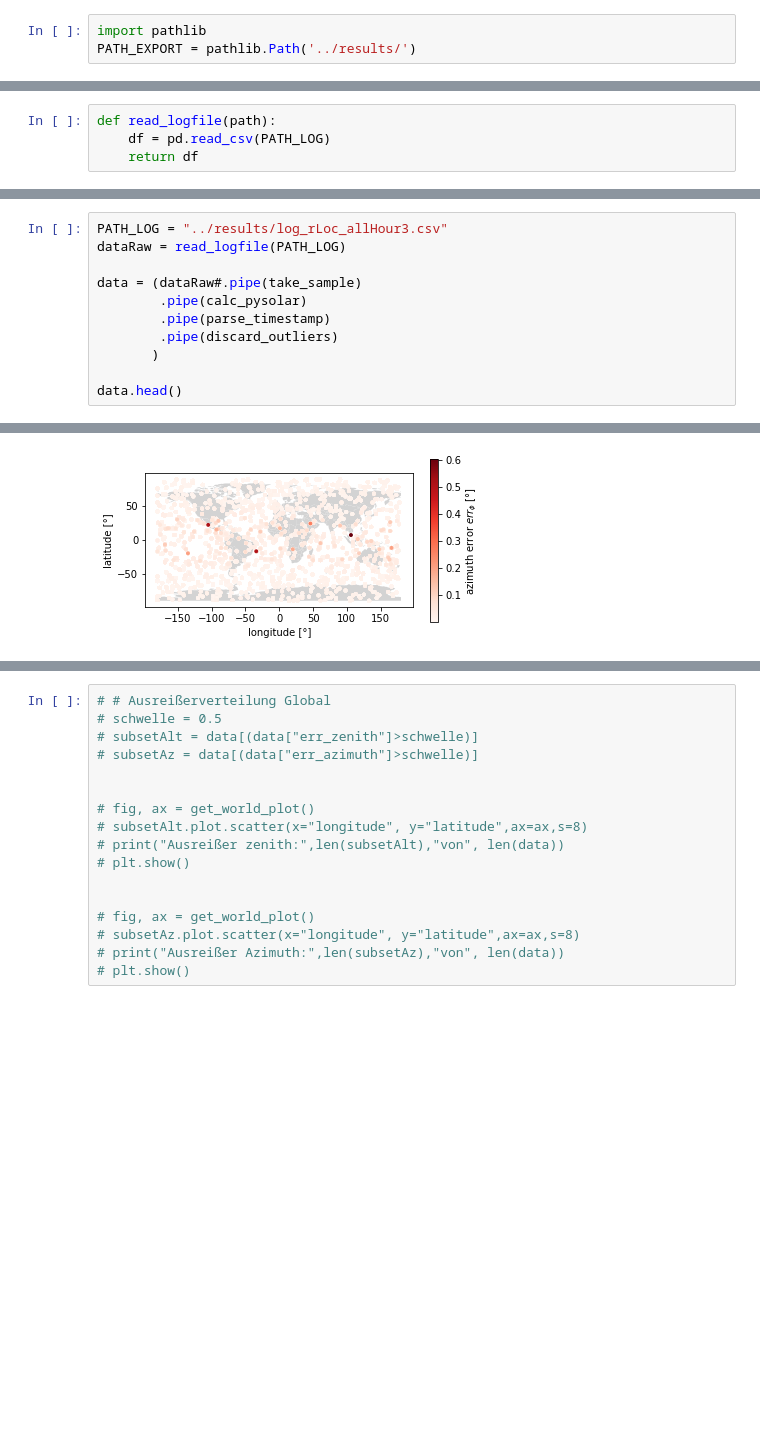
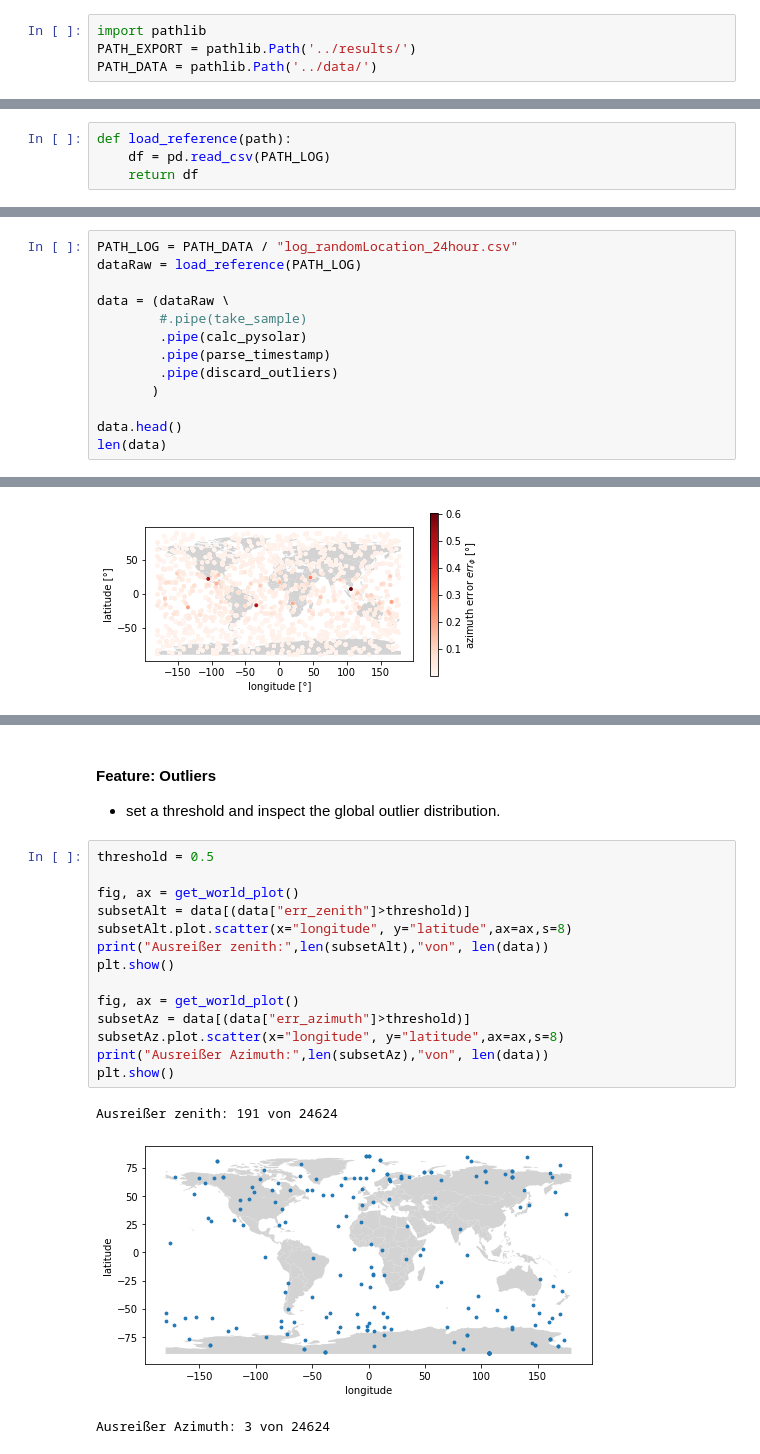
Before and after one commit to kolja-wagner/pysolar-testing, a Jupyter notebook: notebooks/validation.ipynb, the cells around one changed output, grey strips where cells are left out. Cells and saved outputs as stored; diff of their text form; blank space fills up the shorter version.

```diff
--- a/notebooks/validation.ipynb
+++ b/notebooks/validation.ipynb
@@ -8,3 +8,4 @@ import datetime
 # %%
 import pathlib
 PATH_EXPORT = pathlib.Path('../results/')
+PATH_DATA = pathlib.Path('../data/')
@@ -11,5 +21,5 @@ PATH_EXPORT = pathlib.Path('../results/')
 # %%
-def read_logfile(path):
+def load_reference(path):
     df = pd.read_csv(PATH_LOG)
     return df
 # %%
@@ -56,14 +69,16 @@ def discard_outliers(df, threshold=10):
 # %%
-PATH_LOG = "../results/log_rLoc_allHour3.csv"
-dataRaw = read_logfile(PATH_LOG)
+PATH_LOG = PATH_DATA / "log_randomLocation_24hour.csv"
+dataRaw = load_reference(PATH_LOG)
 
-data = (dataRaw#.pipe(take_sample)
+data = (dataRaw \
+        #.pipe(take_sample)
         .pipe(calc_pysolar)
         .pipe(parse_timestamp)
         .pipe(discard_outliers)
        )
 
 data.head()
+len(data)
 # %% [output]
 calc_pysolar:       sucess.
 parse_timestamp:    sucess.
@@ -247,17 +282,21 @@ plt.show()
+# %% [markdown]
+#### Feature: Outliers
+- set a threshold and inspect the global outlier distribution.
 # %%
-# # Ausreißerverteilung Global
-# schwelle = 0.5
-# subsetAlt = data[(data["err_zenith"]>schwelle)]
-# subsetAz = data[(data["err_azimuth"]>schwelle)]
+threshold = 0.5
 
+fig, ax = get_world_plot()
+subsetAlt = data[(data["err_zenith"]>threshold)]
+subsetAlt.plot.scatter(x="longitude", y="latitude",ax=ax,s=8)
+print("Ausreißer zenith:",len(subsetAlt),"von", len(data))
+plt.show()
 
-# fig, ax = get_world_plot()
-# subsetAlt.plot.scatter(x="longitude", y="latitude",ax=ax,s=8)
-# print("Ausreißer zenith:",len(subsetAlt),"von", len(data))
-# plt.show()
-
-
-# fig, ax = get_world_plot()
-# subsetAz.plot.scatter(x="longitude", y="latitude",ax=ax,s=8)
-# print("Ausreißer Azimuth:",len(subsetAz),"von", len(data))
-# plt.show()
+fig, ax = get_world_plot()
+subsetAz = data[(data["err_azimuth"]>threshold)]
+subsetAz.plot.scatter(x="longitude", y="latitude",ax=ax,s=8)
+print("Ausreißer Azimuth:",len(subsetAz),"von", len(data))
+plt.show()
+# %% [output]
+Ausreißer zenith: 191 von 24624
+[figure, added]
+Ausreißer Azimuth: 3 von 24624
```
Also changed, not shown: parts of 26 cells of this notebook, 43 other files.
